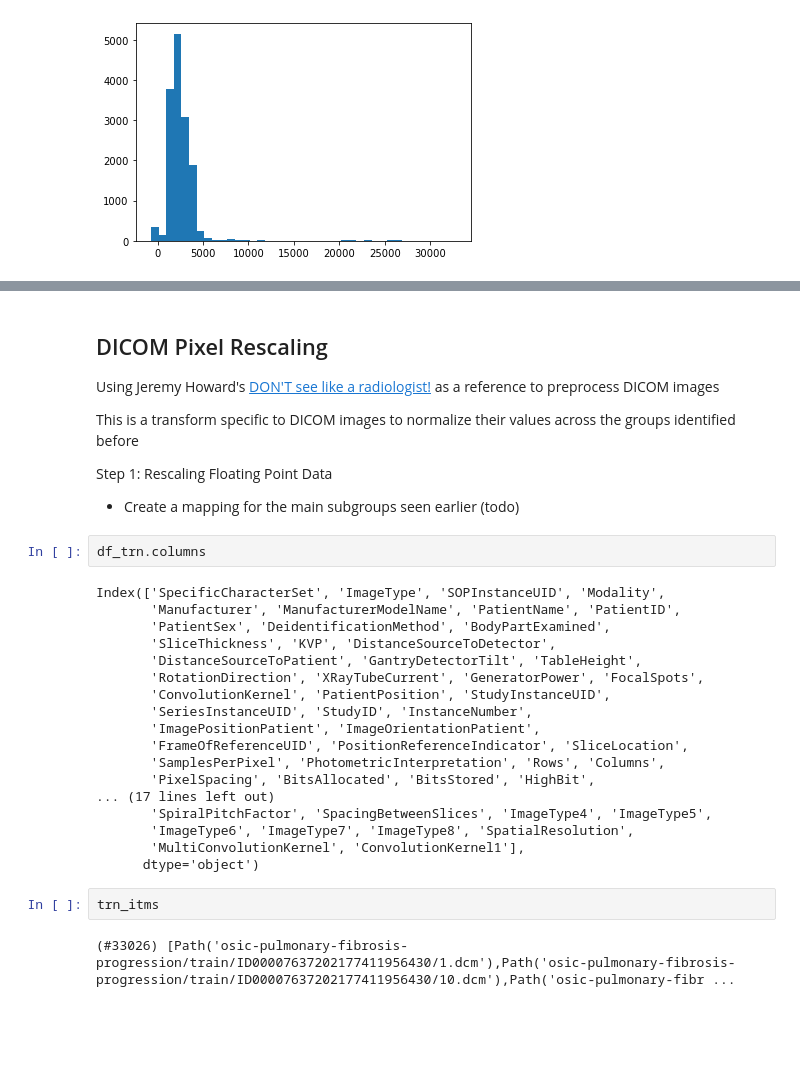
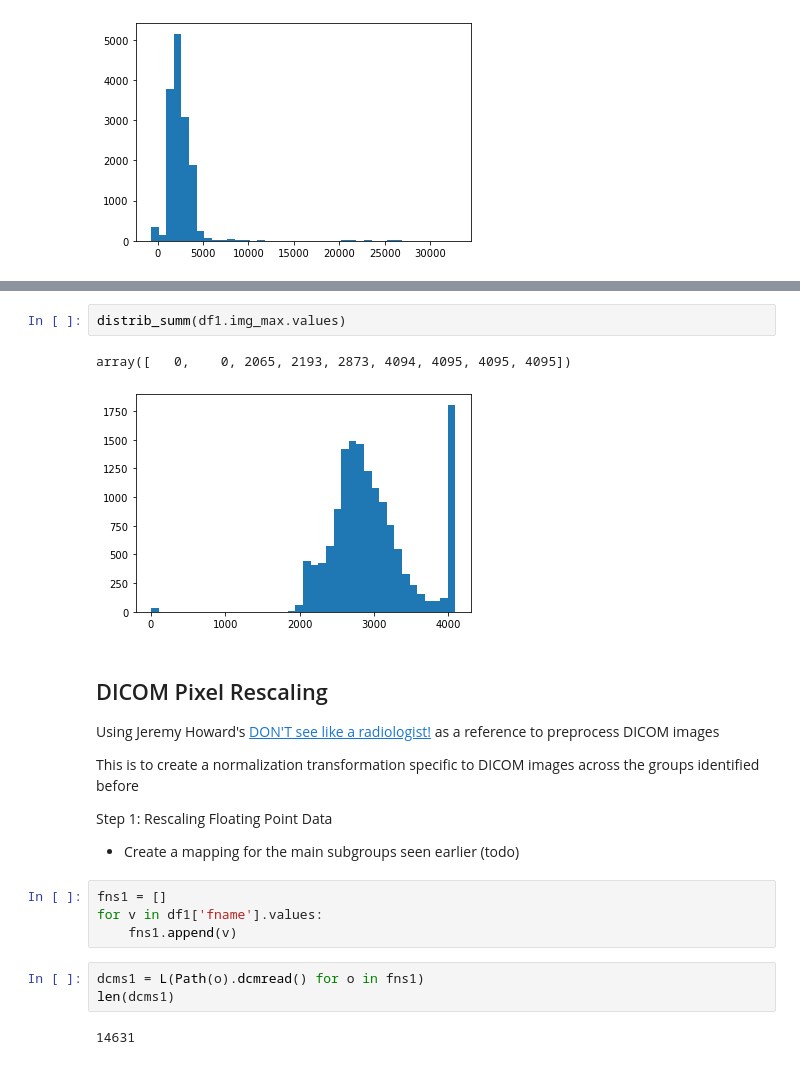
Before and after one commit to amalhot5/pulmonary-fibrosis-progression, a Jupyter notebook: model-building.ipynb, the cells around one changed output, grey strips where cells are left out. Cells and saved outputs as stored; diff of their text form; blank space fills up the shorter version.

```diff
--- a/model-building.ipynb
+++ b/model-building.ipynb
@@ -273,34 +270,24 @@ array([1682, 1754, 1874, 2533, 3084, 3585, 3882, 4088, 4095])
+# %%
+distrib_summ(df1.img_max.values)
+# %% [output]
+array([   0,    0, 2065, 2193, 2873, 4094, 4095, 4095, 4095])
+[figure, added]
 # %% [markdown]
 ## DICOM Pixel Rescaling
 
 Using Jeremy Howard's [DON'T see like a radiologist!](https://www.kaggle.com/jhoward/don-t-see-like-a-radiologist-fastai) as a reference to preprocess DICOM images
 
-This is a transform specific to DICOM images to normalize their values across the groups identified before
+This is to create a normalization transformation specific to DICOM images across the groups identified before
 
 Step 1: Rescaling Floating Point Data
 
 - Create a mapping for the main subgroups seen earlier (todo)
-# %%
-df_trn.columns
-# %% [output]
-Index(['SpecificCharacterSet', 'ImageType', 'SOPInstanceUID', 'Modality',
-       'Manufacturer', 'ManufacturerModelName', 'PatientName', 'PatientID',
-       'PatientSex', 'DeidentificationMethod', 'BodyPartExamined',
-       'SliceThickness', 'KVP', 'DistanceSourceToDetector',
-       'DistanceSourceToPatient', 'GantryDetectorTilt', 'TableHeight',
-       'RotationDirection', 'XRayTubeCurrent', 'GeneratorPower', 'FocalSpots',
-       'ConvolutionKernel', 'PatientPosition', 'StudyInstanceUID',
-       'SeriesInstanceUID', 'StudyID', 'InstanceNumber',
-       'ImagePositionPatient', 'ImageOrientationPatient',
-       'FrameOfReferenceUID', 'PositionReferenceIndicator', 'SliceLocation',
-       'SamplesPerPixel', 'PhotometricInterpretation', 'Rows', 'Columns',
-       'PixelSpacing', 'BitsAllocated', 'BitsStored', 'HighBit',
-... (17 lines left out)
-       'SpiralPitchFactor', 'SpacingBetweenSlices', 'ImageType4', 'ImageType5',
-       'ImageType6', 'ImageType7', 'ImageType8', 'SpatialResolution',
-       'MultiConvolutionKernel', 'ConvolutionKernel1'],
-      dtype='object')
-# %%
-trn_itms
-# %% [output]
-(#33026) [Path('osic-pulmonary-fibrosis-progression/train/ID00007637202177411956430/1.dcm'),Path('osic-pulmonary-fibrosis-progression/train/ID00007637202177411956430/10.dcm'),Path('osic-pulmonary-fibr ...
+# %%
+fns1 = []
+for v in df1['fname'].values:
+    fns1.append(v)
+# %%
+dcms1 = L(Path(o).dcmread() for o in fns1)
+len(dcms1)
+# %% [output]
+14631
```
Also changed, not shown: parts of 27 cells of this notebook.
